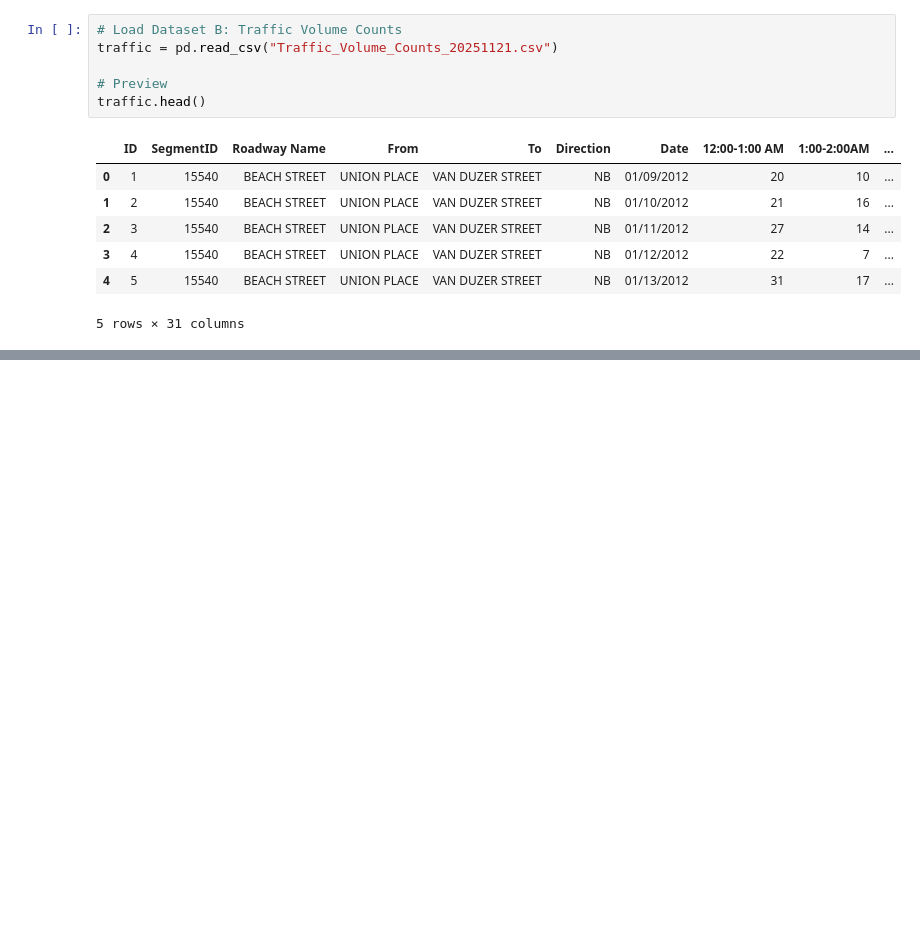
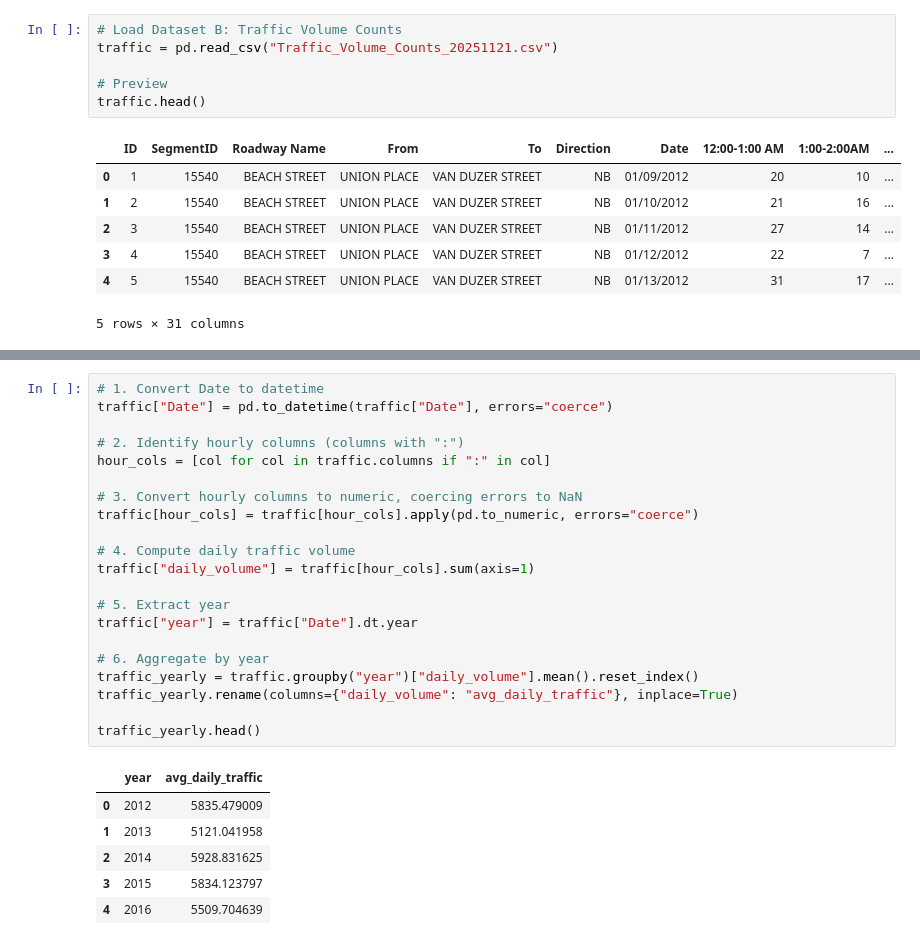
Before and after one commit to MingyueCheng917/MingyueCheng917.github.io, a Jupyter notebook: Project 2/project_2.ipynb, the cells around one changed output, grey strips where cells are left out. Saved outputs shown, nothing was run; the diff lists cells and outputs as text; blank space fills up the shorter version.

```diff
--- a/Project 2/project_2.ipynb
+++ b/Project 2/project_2.ipynb
@@ -233,0 +249,28 @@ This combined dataset will be used to create a single visualization showing how
+# %%
+# 1. Convert Date to datetime
+traffic["Date"] = pd.to_datetime(traffic["Date"], errors="coerce")
+
+# 2. Identify hourly columns (columns with ":")
+hour_cols = [col for col in traffic.columns if ":" in col]
+
+# 3. Convert hourly columns to numeric, coercing errors to NaN
+traffic[hour_cols] = traffic[hour_cols].apply(pd.to_numeric, errors="coerce")
+
+# 4. Compute daily traffic volume
+traffic["daily_volume"] = traffic[hour_cols].sum(axis=1)
+
+# 5. Extract year
+traffic["year"] = traffic["Date"].dt.year
+
+# 6. Aggregate by year
+traffic_yearly = traffic.groupby("year")["daily_volume"].mean().reset_index()
+traffic_yearly.rename(columns={"daily_volume": "avg_daily_traffic"}, inplace=True)
+
+traffic_yearly.head()
+# %% [output]
+|  | year | avg_daily_traffic |
+| 0 | 2012 | 5835.479009 |
+| 1 | 2013 | 5121.041958 |
+| 2 | 2014 | 5928.831625 |
+| 3 | 2015 | 5834.123797 |
+| 4 | 2016 | 5509.704639 |
```
Also changed, not shown: parts of 41 cells of this notebook, 1 other file.
